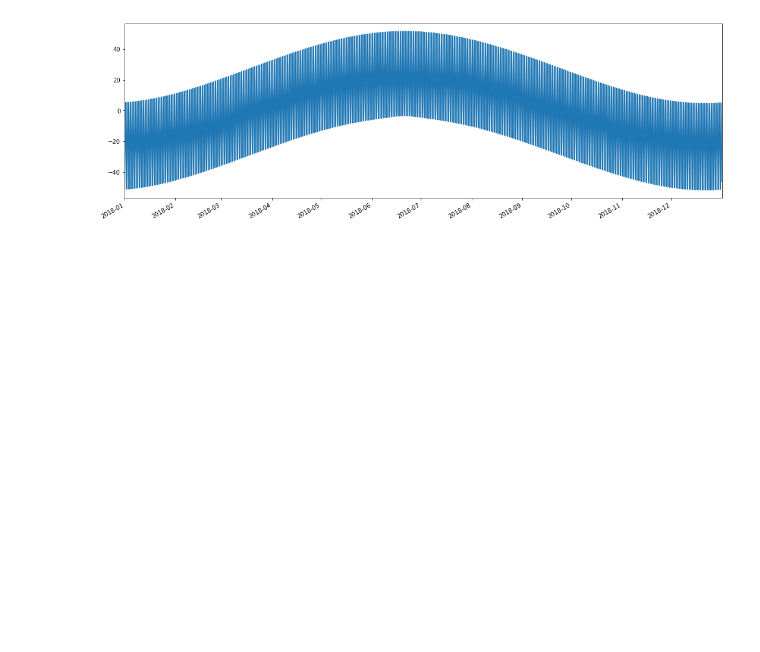
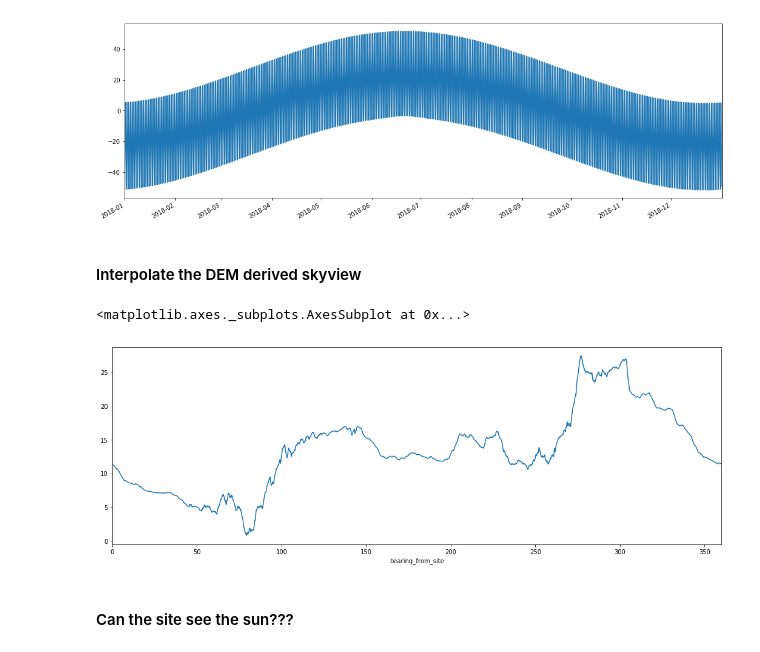
Before and after one commit to malcolmrh/solar-terrain, a Jupyter notebook: scratchbook.ipynb, the cells around one changed output. Saved outputs shown, nothing was run; the diff lists cells and outputs as text; code cells hidden in the pictures; blank space fills up the shorter version.

````diff
--- a/scratchbook.ipynb
+++ b/scratchbook.ipynb
@@ -8,10 +8,13 @@ import ogr, osr
 import struct
 import math
 import pandas as pd
+import numpy as np
 import matplotlib.pyplot as plt
 import datetime
 import pytz
+import altair
 
 %matplotlib inline
+plt.rcParams['figure.figsize'] = (18, 6)
 # %% [markdown]
 ## DEM analysis
@@ -97,7 +101,8 @@ degrees(atan(($x_at(0)-site_lon)/($y_at(0)-site_lat))) + (180 *((($y_at(0)-site_
 ```
 # %%
 df = pd.read_csv('inputs/viewshed/horizon_dist.csv')
-df.plot(x='bearing_from_site', y='inclination_from_site', style='.', figsize=(18,6), xlim=(0, 360))
+df_skyview = df.set_index('bearing_from_site')
+df_skyview.plot(y='inclination_from_site', style='.', figsize=(18,6), xlim=(0, 360))
 # %% [output]
 <matplotlib.axes._subplots.AxesSubplot at 0x...>
 [figure]
@@ -140,9 +146,9 @@ def get_sunangles(time_utc, observer):
 
 get_sunangles(datetime.datetime.utcnow(), panel)
 
-df1 = pd.DataFrame(index=pd.date_range('2018-01-01 00:00', '2018-12-31 23:00', freq='H', tz=local))
+df_sun = pd.DataFrame(index=pd.date_range('2018-01-01 00:00', '2018-12-31 23:59', freq='10min', tz=local))
 
-df1['ts_utc'] = (df1.index).tz_convert(pytz.timezone('UTC'))
-df1['az'] = df1.apply(lambda row: get_sunangles(row['ts_utc'], panel)['az'], axis=1)
-df1['alt'] = df1.apply(lambda row: get_sunangles(row['ts_utc'], panel)['alt'], axis=1)
+df_sun['ts_utc'] = (df_sun.index).tz_convert(pytz.timezone('UTC'))
+df_sun['az'] = df_sun.apply(lambda row: get_sunangles(row['ts_utc'], panel)['az'], axis=1)
+df_sun['alt'] = df_sun.apply(lambda row: get_sunangles(row['ts_utc'], panel)['alt'], axis=1)
 # %%
@@ -150,3 +156,20 @@ df1.alt.plot(figsize=(18,6))
 # %% [output]
 <matplotlib.axes._subplots.AxesSubplot at 0x...>
 [figure]
+# %% [markdown]
+#### Interpolate the DEM derived skyview
+# %%
+skyview_bearings = df_skyview.index.tolist()
+azimuths = df_sun.az.tolist()
+all_bearings = list(skyview_bearings)
+all_bearings.extend(x for x in azimuths if x not in all_bearings)
+df_allbearings = df_skyview.reindex(all_bearings)
+df_allbearings.sort_index(inplace=True)
+df_allbearings = df_allbearings.inclination_from_site.interpolate().ffill().bfill()
+# %%
+df_allbearings.plot(figsize=(18,6))
+# %% [output]
+<matplotlib.axes._subplots.AxesSubplot at 0x...>
+[figure, added]
+# %% [markdown]
+#### Can the site see the sun???
````
Also changed, not shown: parts of 18 cells of this notebook, 3 other files.
